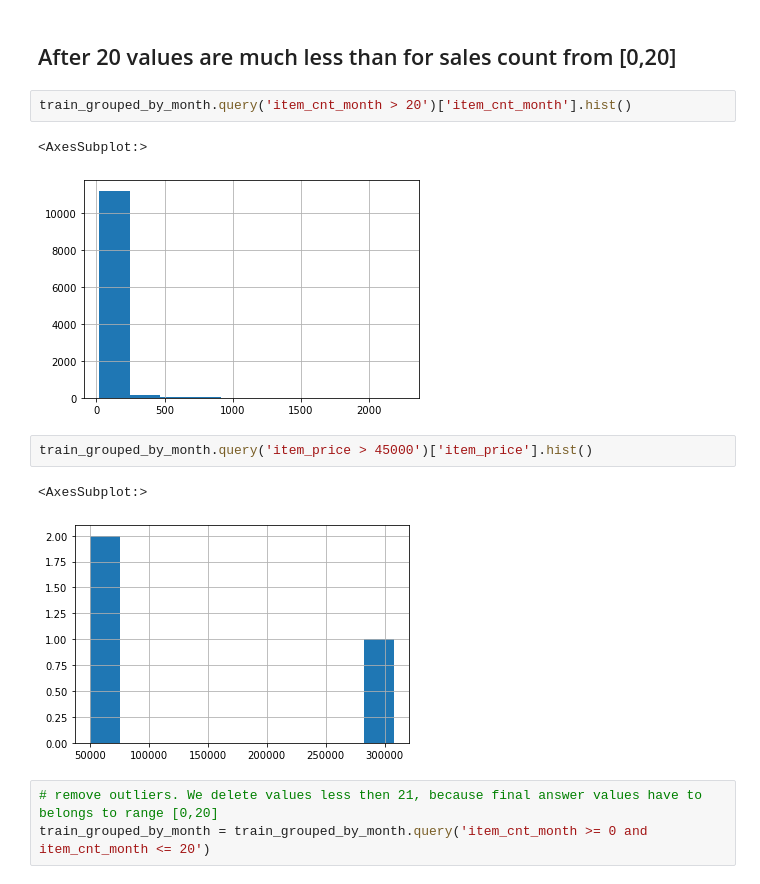
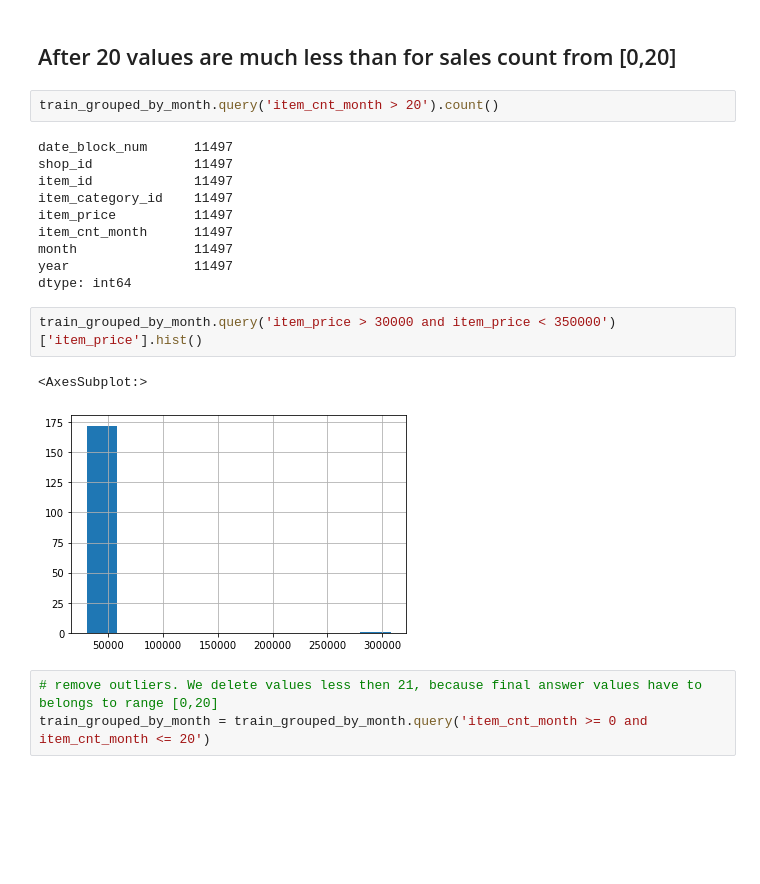
Before and after one commit to Evgeniy-2000/ML_practice_project, a Jupyter notebook: Main.ipynb, the cells around one changed output. Saved outputs shown, nothing was run; the diff lists cells and outputs as text; blank space fills up the shorter version.

```diff
--- a/Main.ipynb
+++ b/Main.ipynb
@@ -142,15 +146,22 @@ train_grouped_by_month['item_cnt_month'].hist()
 # %% [markdown]
 ## After 20 values are much less than for sales count from [0,20]
 # %%
-train_grouped_by_month.query('item_cnt_month > 20')['item_cnt_month'].hist()
+train_grouped_by_month.query('item_cnt_month > 20').count()
 # %% [output]
-<AxesSubplot:>
+date_block_num      11497
+shop_id             11497
+item_id             11497
+item_category_id    11497
+item_price          11497
+item_cnt_month      11497
+month               11497
+year                11497
+dtype: int64
-[figure, removed]
 # %%
-train_grouped_by_month.query('item_price > 45000')['item_price'].hist()
+train_grouped_by_month.query('item_price > 30000 and item_price < 350000')['item_price'].hist()
 # %% [output]
 <AxesSubplot:>
-[figure, old version]
+[figure, new version]
 # %%
 # remove outliers. We delete values less then 21, because final answer values have to belongs to range [0,20]
 train_grouped_by_month = train_grouped_by_month.query('item_cnt_month >= 0 and item_cnt_month <= 20')
```
Also changed, not shown: parts of 5 cells of this notebook.
